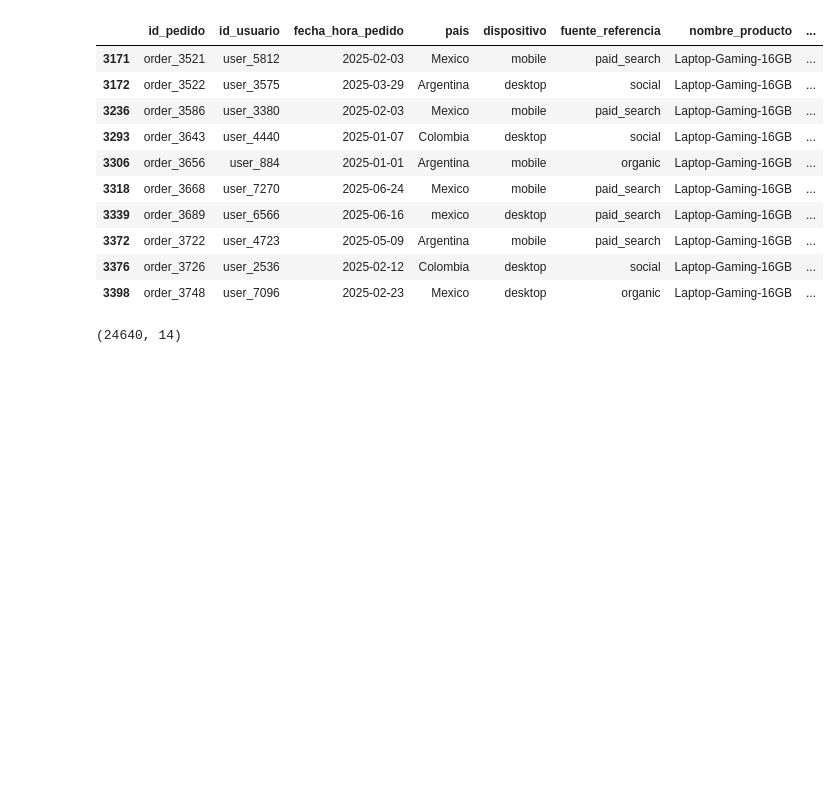
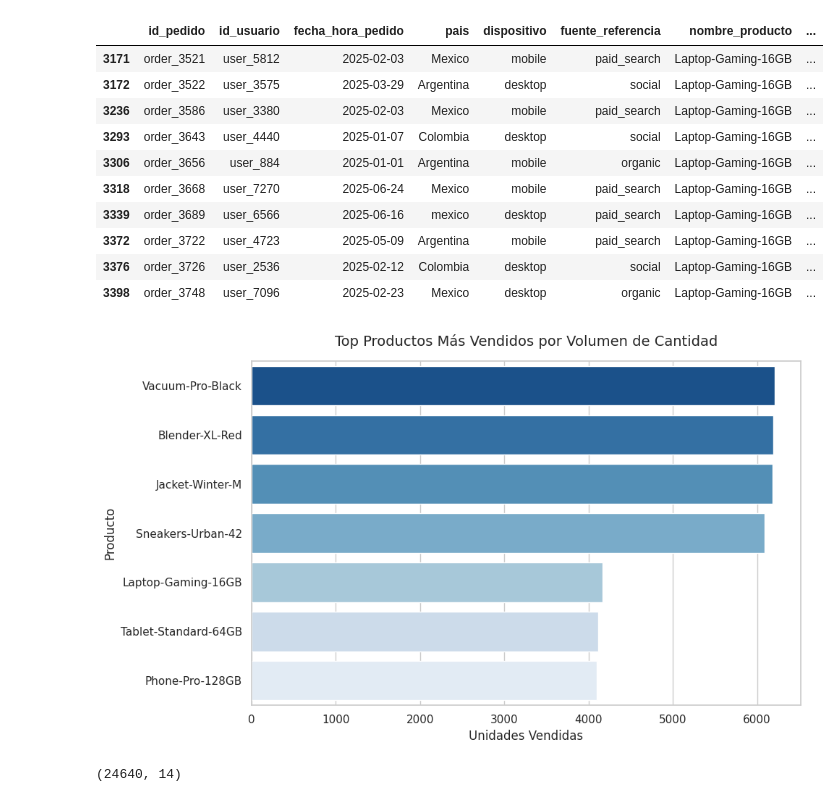
Before and after one commit to ilichnegrete-oss/Proyecto-Final-Proyecto-RappiPlus, a Jupyter notebook: S12 Estudiante_Proyecto_Final.ipynb, the cells around one changed output. Cells and saved outputs as stored; diff of their text form; code cells hidden in the pictures; blank space fills up the shorter version.

```diff
--- a/S12 Estudiante_Proyecto_Final.ipynb
+++ b/S12 Estudiante_Proyecto_Final.ipynb
@@ -261,6 +261,24 @@ orders_clean[orders_clean['cantidad'] > 1000]
 | 3372 | order_3722 | user_4723 | 2025-05-09 | Argentina | mobile | paid_search | Laptop-Gaming-16GB | ... |
 | 3376 | order_3726 | user_2536 | 2025-02-12 | Colombia | desktop | social | Laptop-Gaming-16GB | ... |
 | 3398 | order_3748 | user_7096 | 2025-02-23 | Mexico | desktop | organic | Laptop-Gaming-16GB | ... |
+# %%
+sns.set_theme(style="whitegrid")
+plt.figure(figsize=(10, 6))
+
+top_productos = (orders_analisis.groupby('nombre_producto')['cantidad']
+                 .sum()
+                 .sort_values(ascending=False)
+                 .reset_index())
+
+sns.barplot(data=top_productos, x='cantidad', y='nombre_producto', palette='Blues_r')
+
+plt.title('Top Productos Más Vendidos por Volumen de Cantidad', fontsize=14, pad=15)
+plt.xlabel('Unidades Vendidas', fontsize=12)
+plt.ylabel('Producto', fontsize=12)
+plt.tight_layout()
+plt.show()
+# %% [output]
+[figure, added]
 # %%
 orders_analisis = orders_clean[orders_clean['cantidad'] < 1000].copy()
 # %%
```
Also changed, not shown: parts of 6 cells of this notebook.
